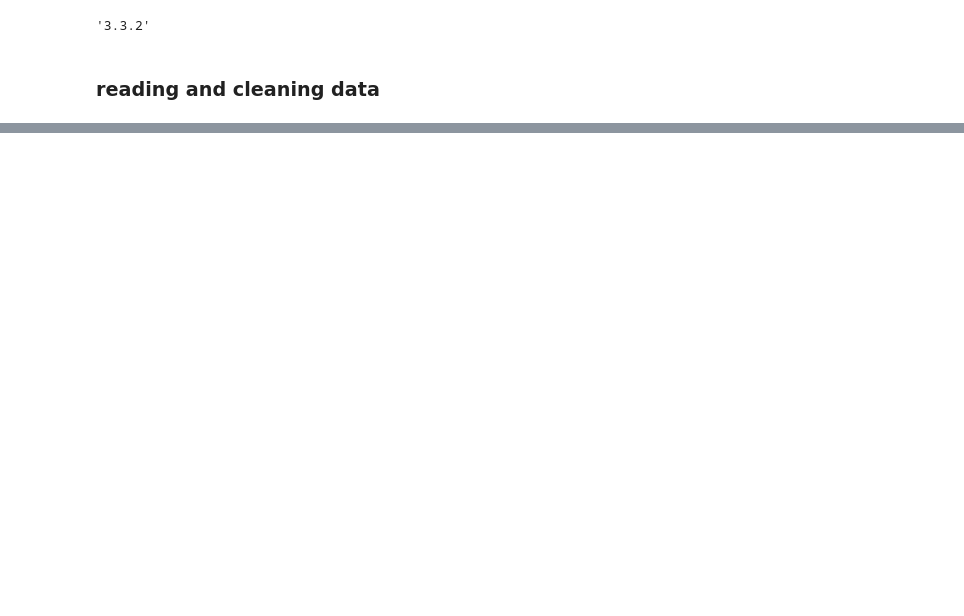
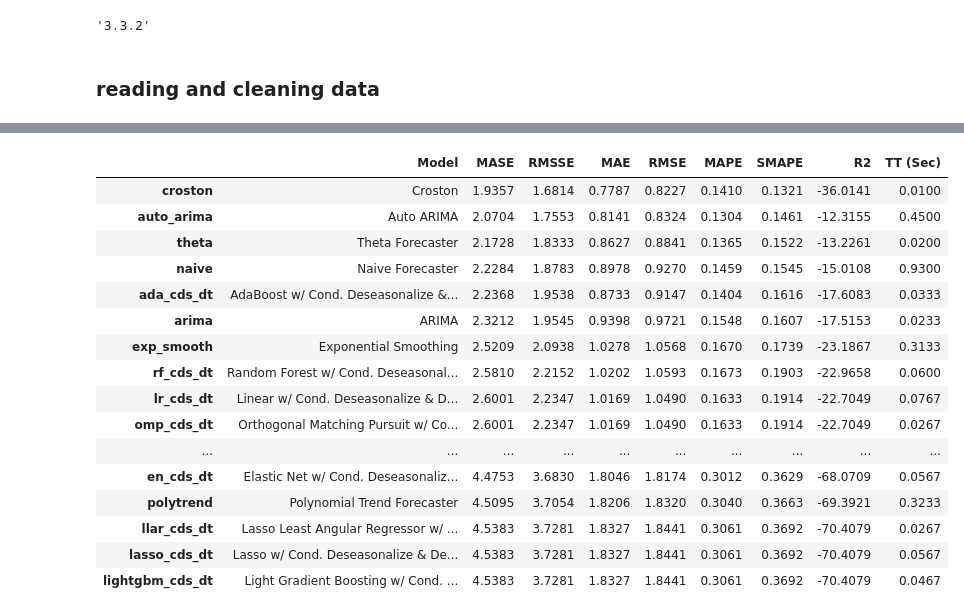
Before and after one commit to imajirzl/thesis-unemployment-rate, a Jupyter notebook: analysis/pycaret.ipynb, the cells around one changed output, grey strips where cells are left out. Drawn from its saved outputs; the diff is of its cells as text; code cells hidden in the pictures; blank space fills up the shorter version.

```diff
--- a/analysis/pycaret.ipynb
+++ b/analysis/pycaret.ipynb
@@ -27,0 +58,3 @@ select_df_usa = df_usa[df_usa['Time_Period'].dt.year >= 2005]
+# %%
+best_model_ind = compare_models()
+# %% [output]
@@ -27,0 +62,17 @@ select_df_usa = df_usa[df_usa['Time_Period'].dt.year >= 2005]
+|  | Model | MASE | RMSSE | MAE | RMSE | MAPE | SMAPE | R2 | TT (Sec) |
+| croston | Croston | 1.9357 | 1.6814 | 0.7787 | 0.8227 | 0.1410 | 0.1321 | -36.0141 | 0.0100 |
+| auto_arima | Auto ARIMA | 2.0704 | 1.7553 | 0.8141 | 0.8324 | 0.1304 | 0.1461 | -12.3155 | 0.4500 |
+| theta | Theta Forecaster | 2.1728 | 1.8333 | 0.8627 | 0.8841 | 0.1365 | 0.1522 | -13.2261 | 0.0200 |
+| naive | Naive Forecaster | 2.2284 | 1.8783 | 0.8978 | 0.9270 | 0.1459 | 0.1545 | -15.0108 | 0.9300 |
+| ada_cds_dt | AdaBoost w/ Cond. Deseasonalize &... | 2.2368 | 1.9538 | 0.8733 | 0.9147 | 0.1404 | 0.1616 | -17.6083 | 0.0333 |
+| arima | ARIMA | 2.3212 | 1.9545 | 0.9398 | 0.9721 | 0.1548 | 0.1607 | -17.5153 | 0.0233 |
+| exp_smooth | Exponential Smoothing | 2.5209 | 2.0938 | 1.0278 | 1.0568 | 0.1670 | 0.1739 | -23.1867 | 0.3133 |
+| rf_cds_dt | Random Forest w/ Cond. Deseasonal... | 2.5810 | 2.2152 | 1.0202 | 1.0593 | 0.1673 | 0.1903 | -22.9658 | 0.0600 |
+| lr_cds_dt | Linear w/ Cond. Deseasonalize & D... | 2.6001 | 2.2347 | 1.0169 | 1.0490 | 0.1633 | 0.1914 | -22.7049 | 0.0767 |
+| omp_cds_dt | Orthogonal Matching Pursuit w/ Co... | 2.6001 | 2.2347 | 1.0169 | 1.0490 | 0.1633 | 0.1914 | -22.7049 | 0.0267 |
+| ... | ... | ... | ... | ... | ... | ... | ... | ... | ... |
+| en_cds_dt | Elastic Net w/ Cond. Deseasonaliz... | 4.4753 | 3.6830 | 1.8046 | 1.8174 | 0.3012 | 0.3629 | -68.0709 | 0.0567 |
+| polytrend | Polynomial Trend Forecaster | 4.5095 | 3.7054 | 1.8206 | 1.8320 | 0.3040 | 0.3663 | -69.3921 | 0.3233 |
+| llar_cds_dt | Lasso Least Angular Regressor w/ ... | 4.5383 | 3.7281 | 1.8327 | 1.8441 | 0.3061 | 0.3692 | -70.4079 | 0.0267 |
+| lasso_cds_dt | Lasso w/ Cond. Deseasonalize & De... | 4.5383 | 3.7281 | 1.8327 | 1.8441 | 0.3061 | 0.3692 | -70.4079 | 0.0567 |
+| lightgbm_cds_dt | Light Gradient Boosting w/ Cond. ... | 4.5383 | 3.7281 | 1.8327 | 1.8441 | 0.3061 | 0.3692 | -70.4079 | 0.0467 |
```
Also changed, not shown: parts of 5 cells of this notebook.
